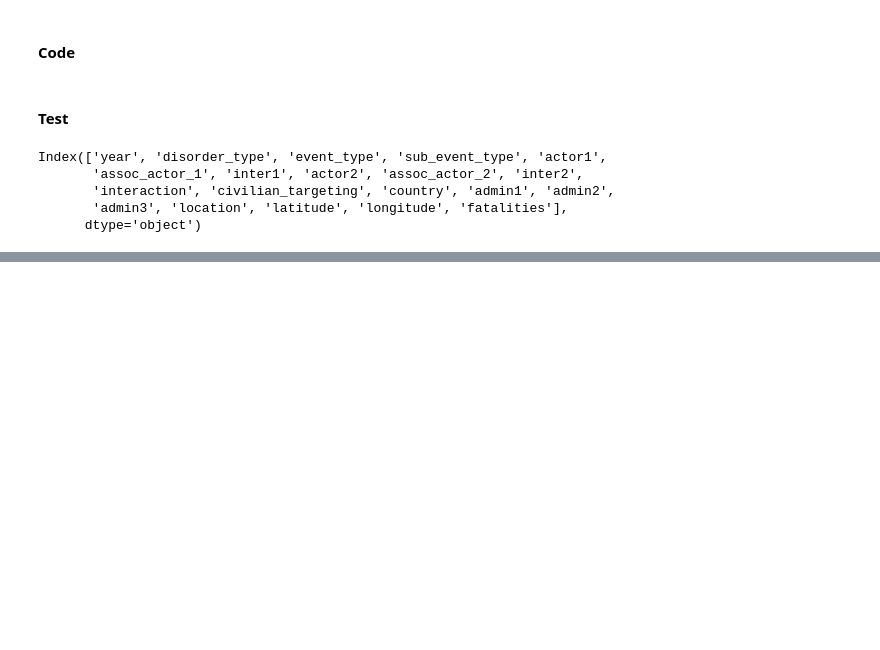
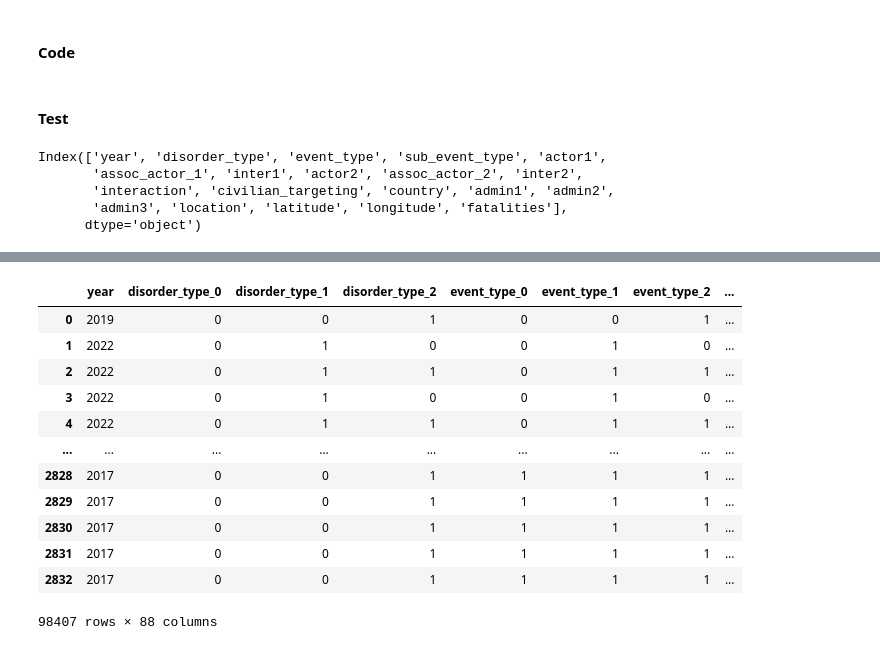
Before and after one commit to ludyy908/Ukraine_and_Russia_Civil_Attack_and_Sub-event_Prediction, a Jupyter notebook: Ukrain_and_Russia_victims_and_subevent_predictor.ipynb, the cells around one changed output, grey strips where cells are left out. Cells and saved outputs as stored; diff of their text form; code cells hidden in the pictures; blank space fills up the shorter version.

```diff
--- a/Ukrain_and_Russia_victims_and_subevent_predictor.ipynb
+++ b/Ukrain_and_Russia_victims_and_subevent_predictor.ipynb
@@ -400,0 +621,21 @@ Index(['year', 'disorder_type', 'event_type', 'sub_event_type', 'actor1',
+# %%
+from category_encoders import BinaryEncoder
+
+# Apply binary encoding to each categorical feature
+encoder = BinaryEncoder(cols = features)
+df_encoded = encoder.fit_transform(df)
+df_encoded
+# %% [output]
+|  | year | disorder_type_0 | disorder_type_1 | disorder_type_2 | event_type_0 | event_type_1 | event_type_2 | ... |
+| 0 | 2019 | 0 | 0 | 1 | 0 | 0 | 1 | ... |
+| 1 | 2022 | 0 | 1 | 0 | 0 | 1 | 0 | ... |
+| 2 | 2022 | 0 | 1 | 1 | 0 | 1 | 1 | ... |
+| 3 | 2022 | 0 | 1 | 0 | 0 | 1 | 0 | ... |
+| 4 | 2022 | 0 | 1 | 1 | 0 | 1 | 1 | ... |
+| ... | ... | ... | ... | ... | ... | ... | ... | ... |
+| 2828 | 2017 | 0 | 0 | 1 | 1 | 1 | 1 | ... |
+| 2829 | 2017 | 0 | 0 | 1 | 1 | 1 | 1 | ... |
+| 2830 | 2017 | 0 | 0 | 1 | 1 | 1 | 1 | ... |
+| 2831 | 2017 | 0 | 0 | 1 | 1 | 1 | 1 | ... |
+| 2832 | 2017 | 0 | 0 | 1 | 1 | 1 | 1 | ... |
+98407 rows × 88 columns
```
Also changed, not shown: parts of 35 cells of this notebook, 3 other files.
